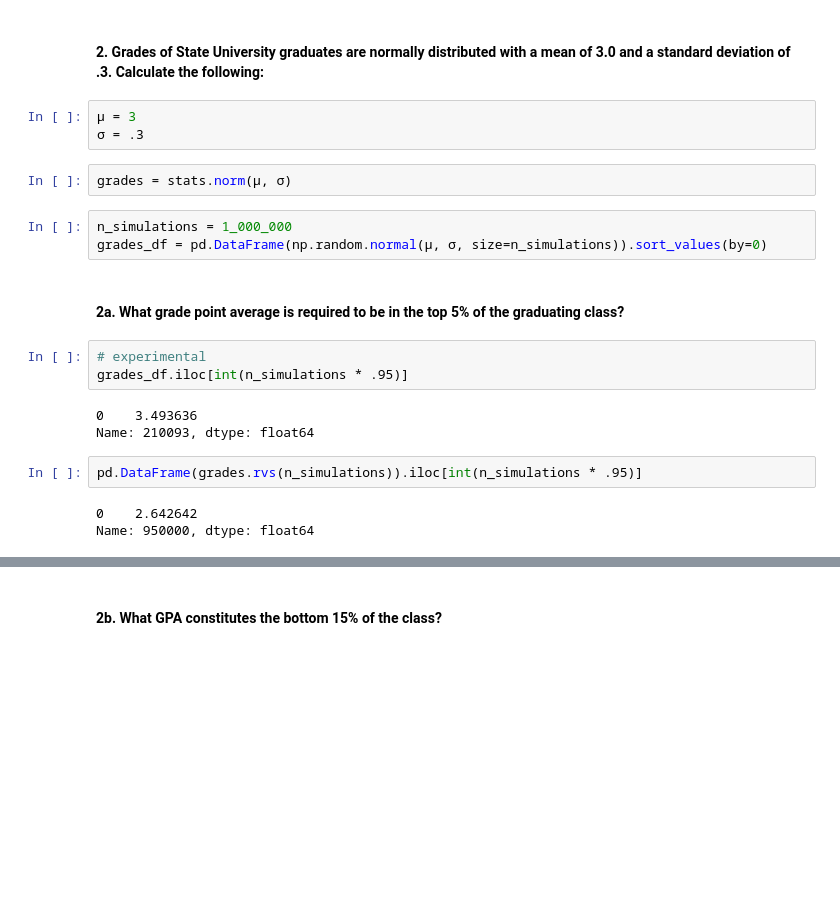
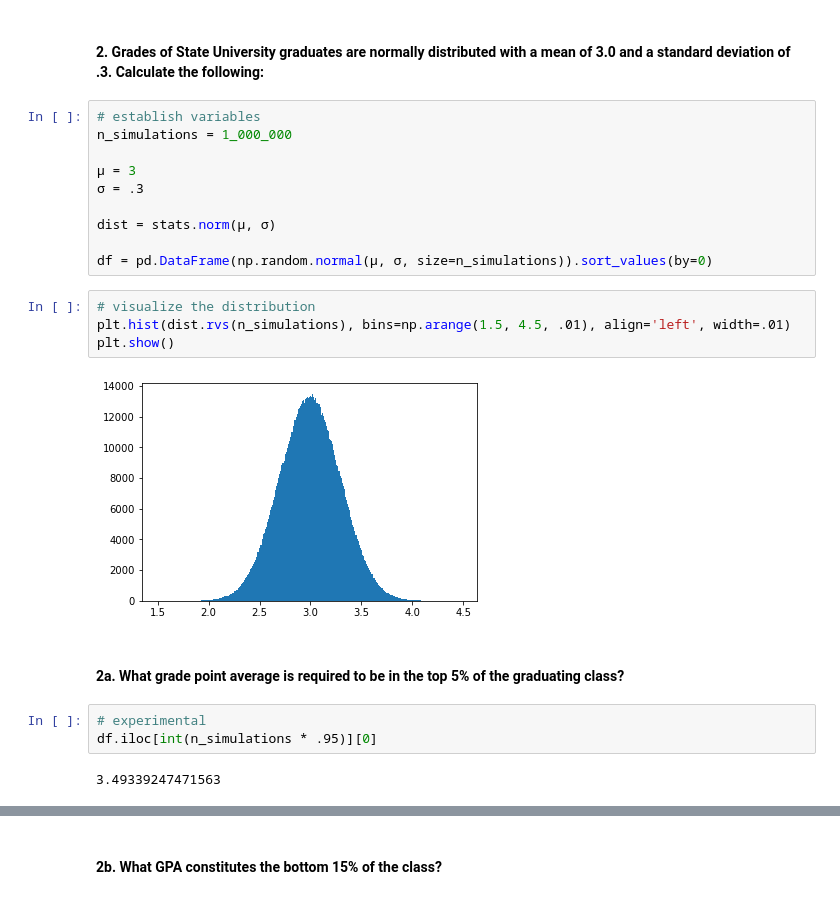
Before and after one commit to bensmith07/statistics-exercises, a Jupyter notebook: probability_distributions.ipynb, the cells around one changed output, grey strips where cells are left out. Cells and saved outputs as stored; diff of their text form; blank space fills up the shorter version.

```diff
--- a/probability_distributions.ipynb
+++ b/probability_distributions.ipynb
@@ -52,25 +57,27 @@ stats.poisson(2).sf(0)
 # %% [markdown]
 #### 2. Grades of State University graduates are normally distributed with a mean of 3.0 and a standard deviation of .3. Calculate the following:
 # %%
+# establish variables
+n_simulations = 1_000_000
+
 μ = 3
 σ = .3
+
+dist = stats.norm(μ, σ)
+
+df = pd.DataFrame(np.random.normal(µ, σ, size=n_simulations)).sort_values(by=0)
-# %%
-grades = stats.norm(μ, σ)
-# %%
-n_simulations = 1_000_000
-grades_df = pd.DataFrame(np.random.normal(µ, σ, size=n_simulations)).sort_values(by=0)
+# %%
+# visualize the distribution
+plt.hist(dist.rvs(n_simulations), bins=np.arange(1.5, 4.5, .01), align='left', width=.01)
+plt.show()
+# %% [output]
+[figure, added]
 # %% [markdown]
 #### 2a. What grade point average is required to be in the top 5% of the graduating class?
-# %%
-# experimental
-grades_df.iloc[int(n_simulations * .95)]
-# %% [output]
-0    3.493636
-Name: 210093, dtype: float64
-# %%
-pd.DataFrame(grades.rvs(n_simulations)).iloc[int(n_simulations * .95)]
-# %% [output]
-0    2.642642
-Name: 950000, dtype: float64
+# %%
+# experimental
+df.iloc[int(n_simulations * .95)][0]
+# %% [output]
+3.49339247471563
 # %%
 # theoretical
```
Also changed, not shown: parts of 62 cells of this notebook.
